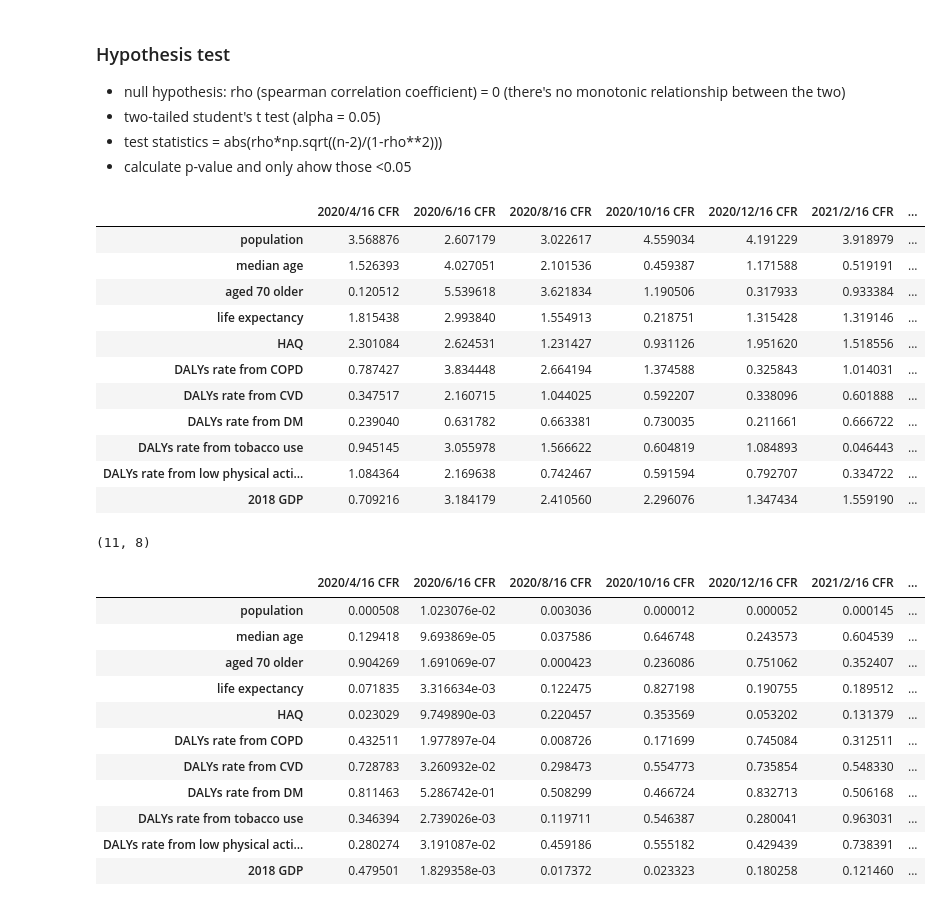
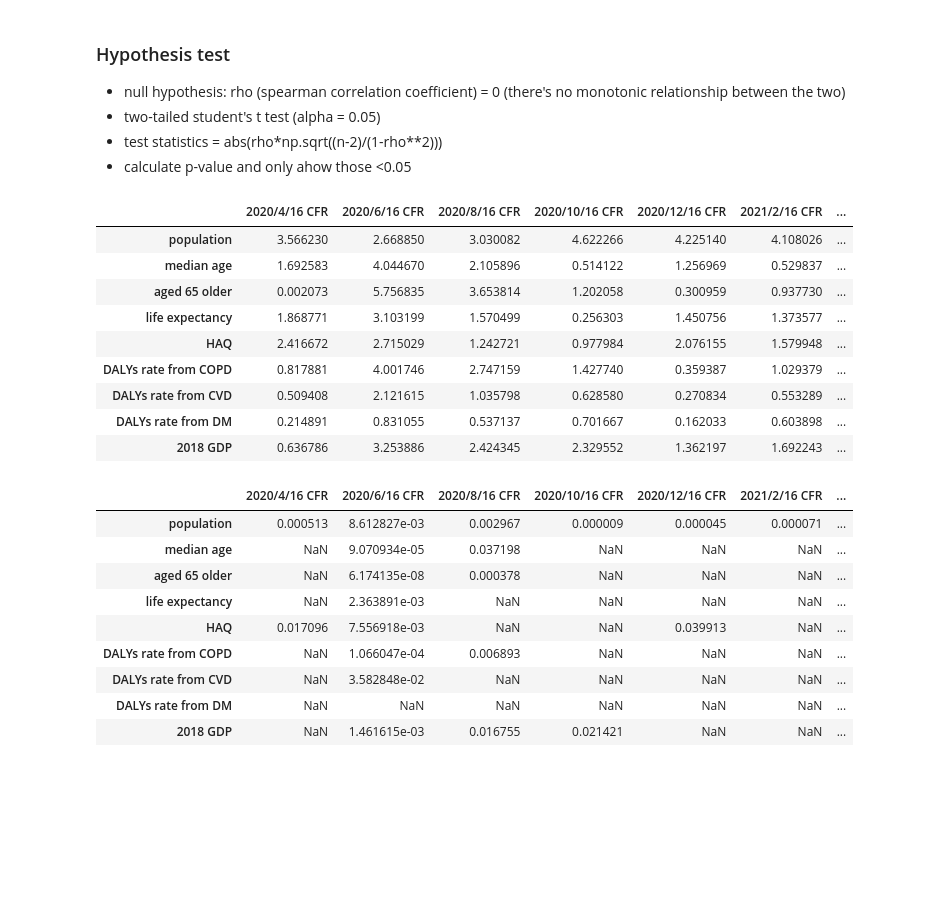
Before and after one commit to joeyhuang401055/Exploring-COVID-19-Case-Fatality-Rates, a Jupyter notebook: COVID-19 Case Fatality Rates Across Countries.ipynb, the cells around one changed output. Drawn from its saved outputs; the diff is of its cells as text; code cells hidden in the pictures; blank space fills up the shorter version.

```diff
--- a/COVID-19 Case Fatality Rates Across Countries.ipynb
+++ b/COVID-19 Case Fatality Rates Across Countries.ipynb
@@ -122,7 +126,9 @@ array([[<AxesSubplot:title={'center':'2020/4/16 CFR'}>,
 # %%
 CFR1 = CFR.dropna()
 cor = CFR1.corr(method='spearman')
-spear = cor.iloc[:8, 8:].drop(['population density', 'DALYs rate from air pollution', 'DALYs rate from PNEU'], axis=1).T
+spear = cor.iloc[:8, 8:].drop(['population density', 'DALYs rate from air pollution',  'aged 70 older',
+                            'DALYs rate from tobacco use','DALYs rate from low physical activity',
+                               'DALYs rate from PNEU'], axis=1).T
 spear
 # %% [output]
 |  | 2020/4/16 CFR | 2020/6/16 CFR | 2020/8/16 CFR | 2020/10/16 CFR | 2020/12/16 CFR | 2021/2/16 CFR | ... |
@@ -170,25 +174,19 @@ memory usage: 25.0+ KB
 + test statistics = abs(rho*np.sqrt((n-2)/(1-rho**2)))
 + calculate p-value and only ahow those <0.05
 # %%
-test_stat = abs(spear*np.sqrt((128-2)/(1-spear**2)))
+test_stat = abs(spear*np.sqrt((133-2)/(1-spear**2)))
 test_stat
 # %% [output]
 |  | 2020/4/16 CFR | 2020/6/16 CFR | 2020/8/16 CFR | 2020/10/16 CFR | 2020/12/16 CFR | 2021/2/16 CFR | ... |
-| population | 3.568876 | 2.607179 | 3.022617 | 4.559034 | 4.191229 | 3.918979 | ... |
-| median age | 1.526393 | 4.027051 | 2.101536 | 0.459387 | 1.171588 | 0.519191 | ... |
-| aged 70 older | 0.120512 | 5.539618 | 3.621834 | 1.190506 | 0.317933 | 0.933384 | ... |
-| life expectancy | 1.815438 | 2.993840 | 1.554913 | 0.218751 | 1.315428 | 1.319146 | ... |
-| HAQ | 2.301084 | 2.624531 | 1.231427 | 0.931126 | 1.951620 | 1.518556 | ... |
-| DALYs rate from COPD | 0.787427 | 3.834448 | 2.664194 | 1.374588 | 0.325843 | 1.014031 | ... |
-| DALYs rate from CVD | 0.347517 | 2.160715 | 1.044025 | 0.592207 | 0.338096 | 0.601888 | ... |
-| DALYs rate from DM | 0.239040 | 0.631782 | 0.663381 | 0.730035 | 0.211661 | 0.666722 | ... |
-| DALYs rate from tobacco use | 0.945145 | 3.055978 | 1.566622 | 0.604819 | 1.084893 | 0.046443 | ... |
-| DALYs rate from low physical acti... | 1.084364 | 2.169638 | 0.742467 | 0.591594 | 0.792707 | 0.334722 | ... |
-| 2018 GDP | 0.709216 | 3.184179 | 2.410560 | 2.296076 | 1.347434 | 1.559190 | ... |
+| population | 3.566230 | 2.668850 | 3.030082 | 4.622266 | 4.225140 | 4.108026 | ... |
+| median age | 1.692583 | 4.044670 | 2.105896 | 0.514122 | 1.256969 | 0.529837 | ... |
+| aged 65 older | 0.002073 | 5.756835 | 3.653814 | 1.202058 | 0.300959 | 0.937730 | ... |
+| life expectancy | 1.868771 | 3.103199 | 1.570499 | 0.256303 | 1.450756 | 1.373577 | ... |
+| HAQ | 2.416672 | 2.715029 | 1.242721 | 0.977984 | 2.076155 | 1.579948 | ... |
+| DALYs rate from COPD | 0.817881 | 4.001746 | 2.747159 | 1.427740 | 0.359387 | 1.029379 | ... |
+| DALYs rate from CVD | 0.509408 | 2.121615 | 1.035798 | 0.628580 | 0.270834 | 0.553289 | ... |
+| DALYs rate from DM | 0.214891 | 0.831055 | 0.537137 | 0.701667 | 0.162033 | 0.603898 | ... |
+| 2018 GDP | 0.636786 | 3.253886 | 2.424345 | 2.329552 | 1.362197 | 1.692243 | ... |
-# %%
-spear.shape
-# %% [output]
-(11, 8)
 # %%
 from scipy.stats import t
 df = test_stat.copy()
@@ -200,17 +198,15 @@ for i in range(df.shape[0]):
             df2.iloc[i, j] = df.iloc[i, j]
         else:
             df2.iloc[i, j] = np.nan
-df
+df2
 # %% [output]
 |  | 2020/4/16 CFR | 2020/6/16 CFR | 2020/8/16 CFR | 2020/10/16 CFR | 2020/12/16 CFR | 2021/2/16 CFR | ... |
-| population | 0.000508 | 1.023076e-02 | 0.003036 | 0.000012 | 0.000052 | 0.000145 | ... |
-| median age | 0.129418 | 9.693869e-05 | 0.037586 | 0.646748 | 0.243573 | 0.604539 | ... |
-| aged 70 older | 0.904269 | 1.691069e-07 | 0.000423 | 0.236086 | 0.751062 | 0.352407 | ... |
-| life expectancy | 0.071835 | 3.316634e-03 | 0.122475 | 0.827198 | 0.190755 | 0.189512 | ... |
-| HAQ | 0.023029 | 9.749890e-03 | 0.220457 | 0.353569 | 0.053202 | 0.131379 | ... |
-| DALYs rate from COPD | 0.432511 | 1.977897e-04 | 0.008726 | 0.171699 | 0.745084 | 0.312511 | ... |
-| DALYs rate from CVD | 0.728783 | 3.260932e-02 | 0.298473 | 0.554773 | 0.735854 | 0.548330 | ... |
-| DALYs rate from DM | 0.811463 | 5.286742e-01 | 0.508299 | 0.466724 | 0.832713 | 0.506168 | ... |
-| DALYs rate from tobacco use | 0.346394 | 2.739026e-03 | 0.119711 | 0.546387 | 0.280041 | 0.963031 | ... |
-| DALYs rate from low physical acti... | 0.280274 | 3.191087e-02 | 0.459186 | 0.555182 | 0.429439 | 0.738391 | ... |
-| 2018 GDP | 0.479501 | 1.829358e-03 | 0.017372 | 0.023323 | 0.180258 | 0.121460 | ... |
+| population | 0.000513 | 8.612827e-03 | 0.002967 | 0.000009 | 0.000045 | 0.000071 | ... |
+| median age | NaN | 9.070934e-05 | 0.037198 | NaN | NaN | NaN | ... |
+| aged 65 older | NaN | 6.174135e-08 | 0.000378 | NaN | NaN | NaN | ... |
+| life expectancy | NaN | 2.363891e-03 | NaN | NaN | NaN | NaN | ... |
+| HAQ | 0.017096 | 7.556918e-03 | NaN | NaN | 0.039913 | NaN | ... |
+| DALYs rate from COPD | NaN | 1.066047e-04 | 0.006893 | NaN | NaN | NaN | ... |
+| DALYs rate from CVD | NaN | 3.582848e-02 | NaN | NaN | NaN | NaN | ... |
+| DALYs rate from DM | NaN | NaN | NaN | NaN | NaN | NaN | ... |
+| 2018 GDP | NaN | 1.461615e-03 | 0.016755 | 0.021421 | NaN | NaN | ... |
```
Also changed, not shown: parts of 21 cells of this notebook, 1 other file.
